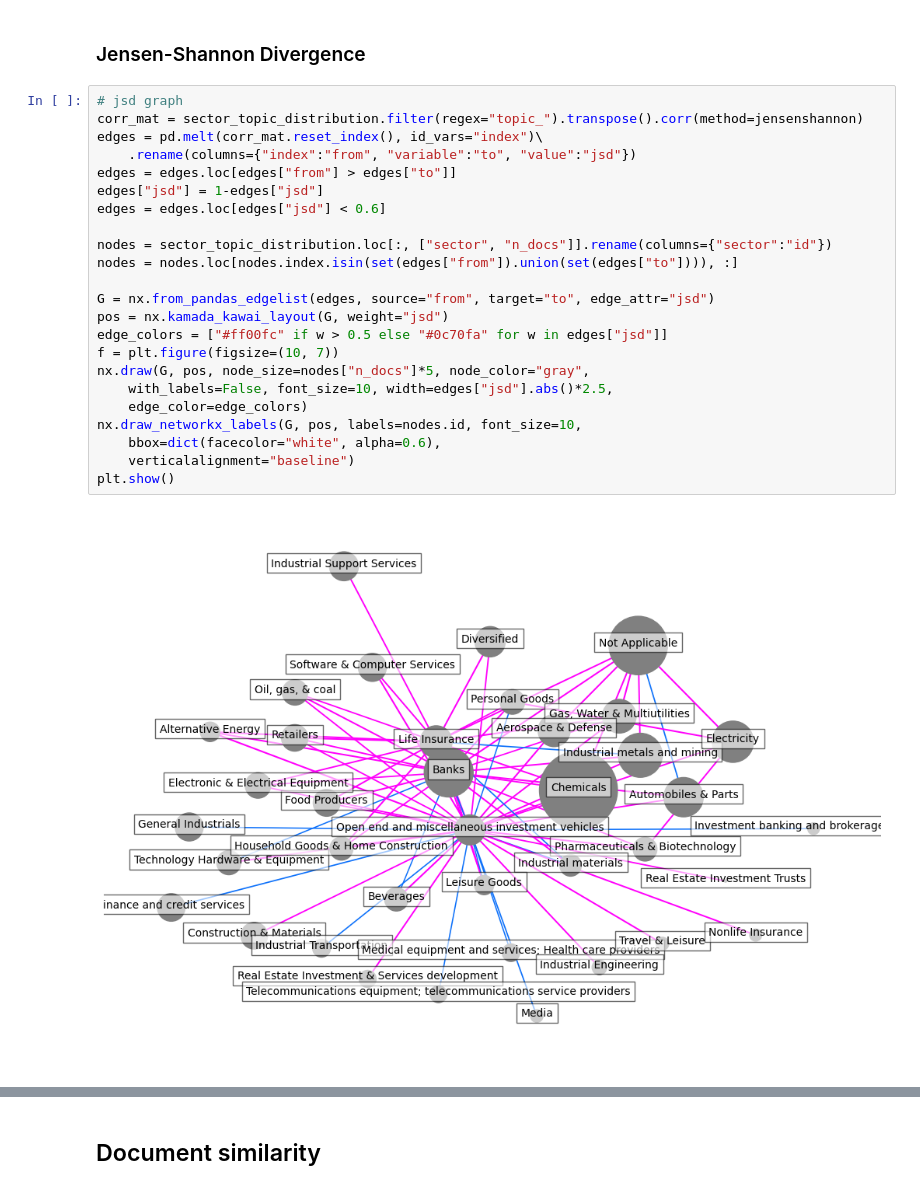
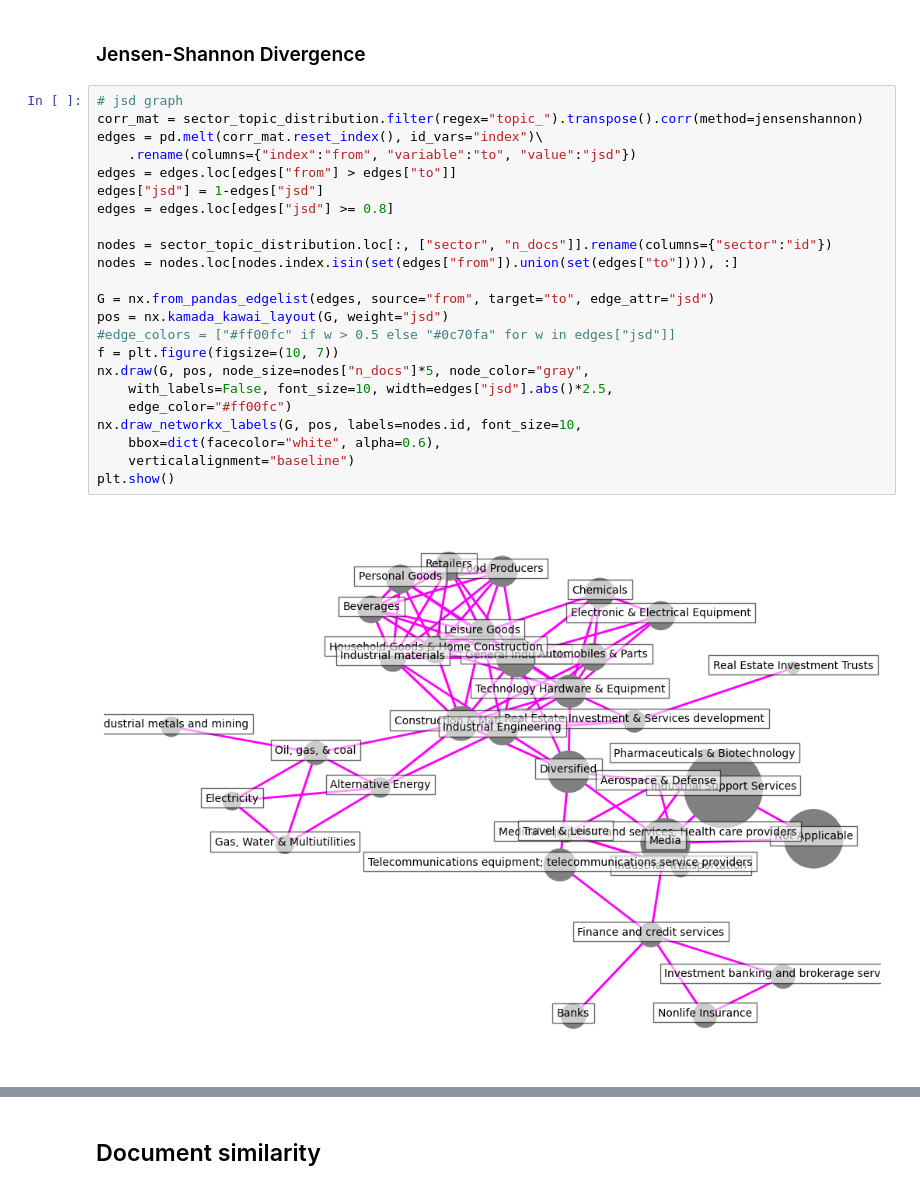
Before and after one commit to fridrichmrtn/sustainability-reports-industry-analysis, a Jupyter notebook: docs/industry_exploration.ipynb, the cells around one changed output, grey strips where cells are left out. Cells and saved outputs as stored; diff of their text form.

```diff
--- a/docs/industry_exploration.ipynb
+++ b/docs/industry_exploration.ipynb
@@ -77,28 +77,28 @@ plt.show()
 # %%
 # jsd graph
 corr_mat = sector_topic_distribution.filter(regex="topic_").transpose().corr(method=jensenshannon)
 edges = pd.melt(corr_mat.reset_index(), id_vars="index")\
     .rename(columns={"index":"from", "variable":"to", "value":"jsd"})
 edges = edges.loc[edges["from"] > edges["to"]]
 edges["jsd"] = 1-edges["jsd"]
-edges = edges.loc[edges["jsd"] < 0.6]
+edges = edges.loc[edges["jsd"] >= 0.8]
 
 nodes = sector_topic_distribution.loc[:, ["sector", "n_docs"]].rename(columns={"sector":"id"})
 nodes = nodes.loc[nodes.index.isin(set(edges["from"]).union(set(edges["to"]))), :]
 
 G = nx.from_pandas_edgelist(edges, source="from", target="to", edge_attr="jsd")
 pos = nx.kamada_kawai_layout(G, weight="jsd")
-edge_colors = ["#ff00fc" if w > 0.5 else "#0c70fa" for w in edges["jsd"]]
+#edge_colors = ["#ff00fc" if w > 0.5 else "#0c70fa" for w in edges["jsd"]]
 f = plt.figure(figsize=(10, 7))
 nx.draw(G, pos, node_size=nodes["n_docs"]*5, node_color="gray",
     with_labels=False, font_size=10, width=edges["jsd"].abs()*2.5,
-    edge_color=edge_colors)
+    edge_color="#ff00fc")
 nx.draw_networkx_labels(G, pos, labels=nodes.id, font_size=10,
     bbox=dict(facecolor="white", alpha=0.6),
     verticalalignment="baseline")
 plt.show()
 # %% [output]
-[figure, old version]
+[figure, new version]
 # %%
 # communities in jsd graph
 c = nx.community.greedy_modularity_communities(G, weight="jsd", cutoff=3)
```
Also changed, not shown: parts of 5 cells of this notebook.
